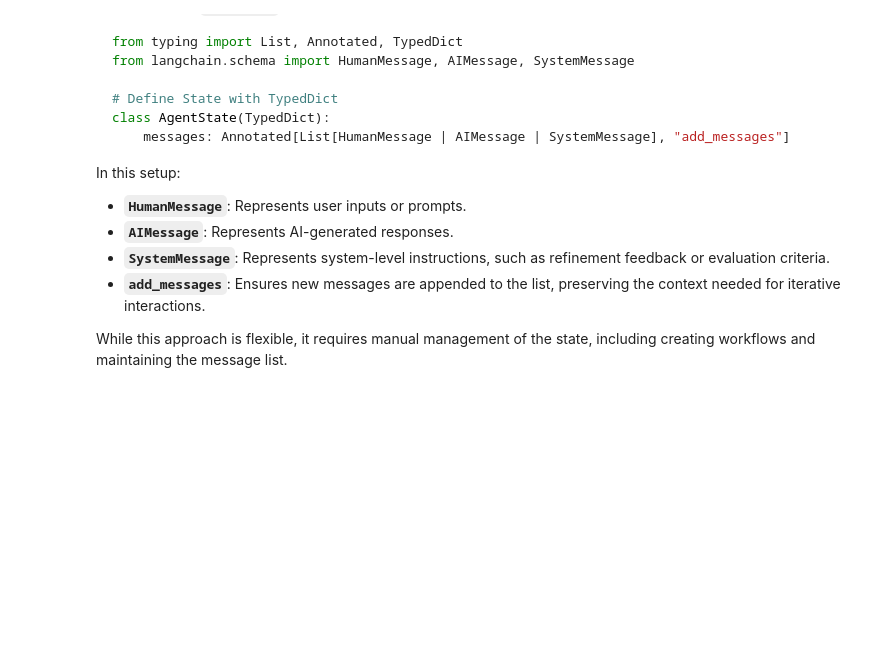
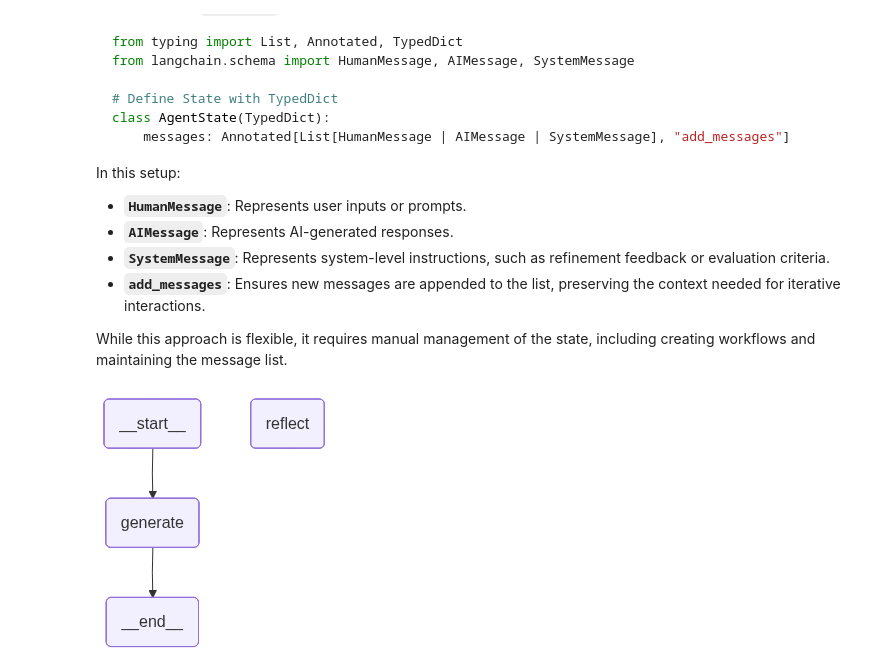
Before and after one commit to VishSeran/langgraph-explore, a Jupyter notebook: notebooks/reflection_agent.ipynb, the cells around one changed output. Saved outputs shown, nothing was run; the diff lists cells and outputs as text; code cells hidden in the pictures; blank space fills up the shorter version.

```diff
--- a/notebooks/reflection_agent.ipynb
+++ b/notebooks/reflection_agent.ipynb
@@ -189,24 +196,38 @@ class MessageState(TypedDict):
 # %%
 workflow = StateGraph(MessageState)
 # %%
-def generation_node (state:Sequence[BaseMessage]) -> list[BaseMessage]:
+def generation_node (state:MessageState):
+    print(state)
 
-    ai_message = generate_chain.invoke({
-        "message": state
-    })
+    ai_message = generate_chain.invoke(state['messages'])
 
-    return [AIMessage(content=ai_message.content)]
+    return{ "messages": AIMessage(content = ai_message.content)}
 # %%
-def reflection_node(state:Sequence[BaseMessage]) -> list[BaseMessage]:
+def reflection_node(state: MessageState):
+    print(state)
 
-    reflect_message = reflection_chain.invoke({
-        "message": state
-    })
-    return [HumanMessage(content=reflect_message.content)]
+    message = state['messages'] + [
+        HumanMessage(content="Critically evaluate the LinkedIn post above and provide improvement suggestions.")
+    ]
+    reflect_message = reflection_chain.invoke(message)
+
+    return {
+        "messages":
+            HumanMessage(
+                content=f"""
+Here is feedback from a LinkedIn content strategist:
+
+{reflect_message.content}
+
+Rewrite the LinkedIn post based on this feedback.
+"""
+            )
+
+    }
 # %%
-def should_continue(state:Sequence[BaseMessage]) -> list[BaseMessage]:
+def should_continue(state:MessageState):
 
-    if len(state) > 6:
+    if len(state["messages"]) >= 6:
         return END
 
     return "reflect"
@@ -215,2 +234,10 @@ workflow.add_node("generate",generation_node)
 # %%
+workflow.add_node("generate",generation_node)
 workflow.add_node("reflect", reflection_node)
+workflow.set_entry_point("generate")
+workflow.add_edge("reflect", "generate")
+workflow.add_conditional_edges("generate", should_continue)
+app = workflow.compile()
+app
+# %% [output]
+[figure, added]
```
Also changed, not shown: parts of 15 cells of this notebook.
